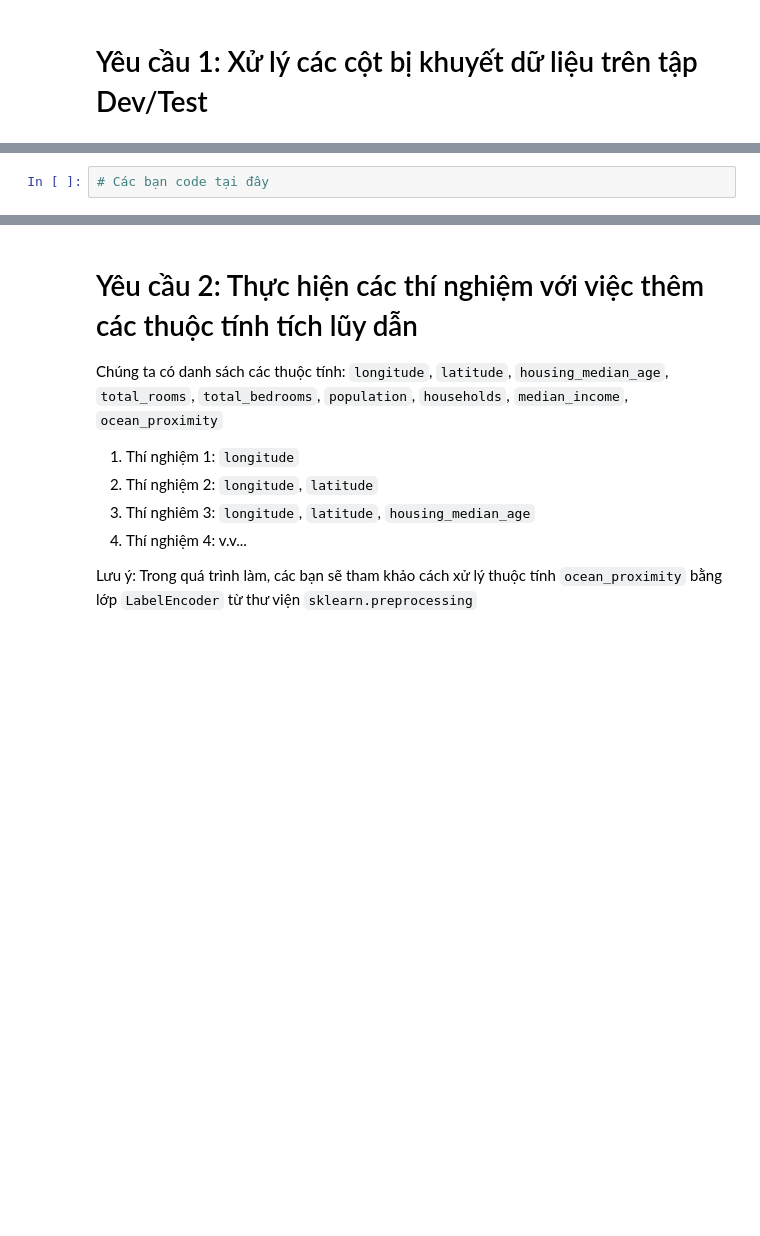
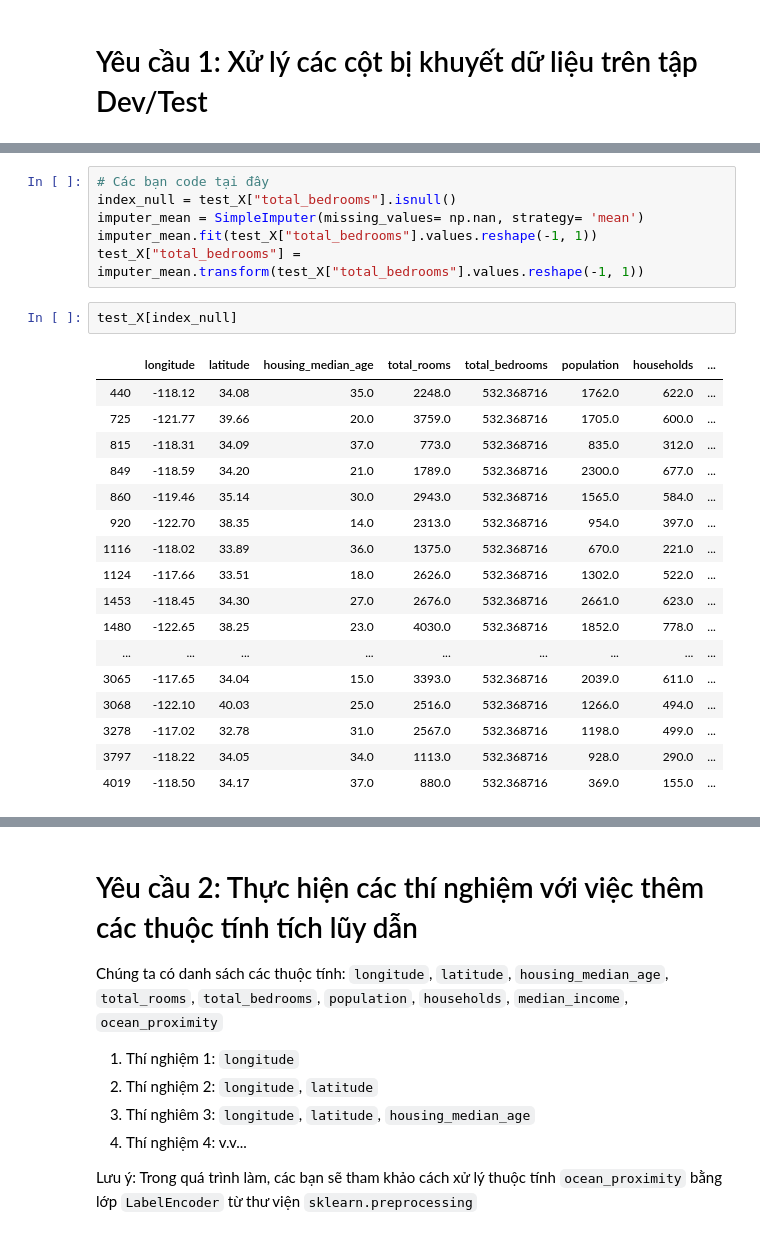
Before and after one commit to VinhDevNguyen/Machine-Learning, a Jupyter notebook: Week3/Quang/BTTH_Tuan3.ipynb, the cells around one changed output, grey strips where cells are left out. Drawn from its saved outputs; the diff is of its cells as text; blank space fills up the shorter version.

```diff
--- a/Week3/Quang/BTTH_Tuan3.ipynb
+++ b/Week3/Quang/BTTH_Tuan3.ipynb
@@ -227,2 +258,26 @@ True
-# %%
-# Các bạn code tại đây
+# %%
+# Các bạn code tại đây
+index_null = test_X["total_bedrooms"].isnull()
+imputer_mean = SimpleImputer(missing_values= np.nan, strategy= 'mean')
+imputer_mean.fit(test_X["total_bedrooms"].values.reshape(-1, 1))
+test_X["total_bedrooms"] = imputer_mean.transform(test_X["total_bedrooms"].values.reshape(-1, 1))
+# %%
+test_X[index_null]
+# %% [output]
+|  | longitude | latitude | housing_median_age | total_rooms | total_bedrooms | population | households | ... |
+| 440 | -118.12 | 34.08 | 35.0 | 2248.0 | 532.368716 | 1762.0 | 622.0 | ... |
+| 725 | -121.77 | 39.66 | 20.0 | 3759.0 | 532.368716 | 1705.0 | 600.0 | ... |
+| 815 | -118.31 | 34.09 | 37.0 | 773.0 | 532.368716 | 835.0 | 312.0 | ... |
+| 849 | -118.59 | 34.20 | 21.0 | 1789.0 | 532.368716 | 2300.0 | 677.0 | ... |
+| 860 | -119.46 | 35.14 | 30.0 | 2943.0 | 532.368716 | 1565.0 | 584.0 | ... |
+| 920 | -122.70 | 38.35 | 14.0 | 2313.0 | 532.368716 | 954.0 | 397.0 | ... |
+| 1116 | -118.02 | 33.89 | 36.0 | 1375.0 | 532.368716 | 670.0 | 221.0 | ... |
+| 1124 | -117.66 | 33.51 | 18.0 | 2626.0 | 532.368716 | 1302.0 | 522.0 | ... |
+| 1453 | -118.45 | 34.30 | 27.0 | 2676.0 | 532.368716 | 2661.0 | 623.0 | ... |
+| 1480 | -122.65 | 38.25 | 23.0 | 4030.0 | 532.368716 | 1852.0 | 778.0 | ... |
+| ... | ... | ... | ... | ... | ... | ... | ... | ... |
+| 3065 | -117.65 | 34.04 | 15.0 | 3393.0 | 532.368716 | 2039.0 | 611.0 | ... |
+| 3068 | -122.10 | 40.03 | 25.0 | 2516.0 | 532.368716 | 1266.0 | 494.0 | ... |
+| 3278 | -117.02 | 32.78 | 31.0 | 2567.0 | 532.368716 | 1198.0 | 499.0 | ... |
+| 3797 | -118.22 | 34.05 | 34.0 | 1113.0 | 532.368716 | 928.0 | 290.0 | ... |
+| 4019 | -118.50 | 34.17 | 37.0 | 880.0 | 532.368716 | 369.0 | 155.0 | ... |
```
Also changed, not shown: parts of 22 cells of this notebook, 4 other files.
